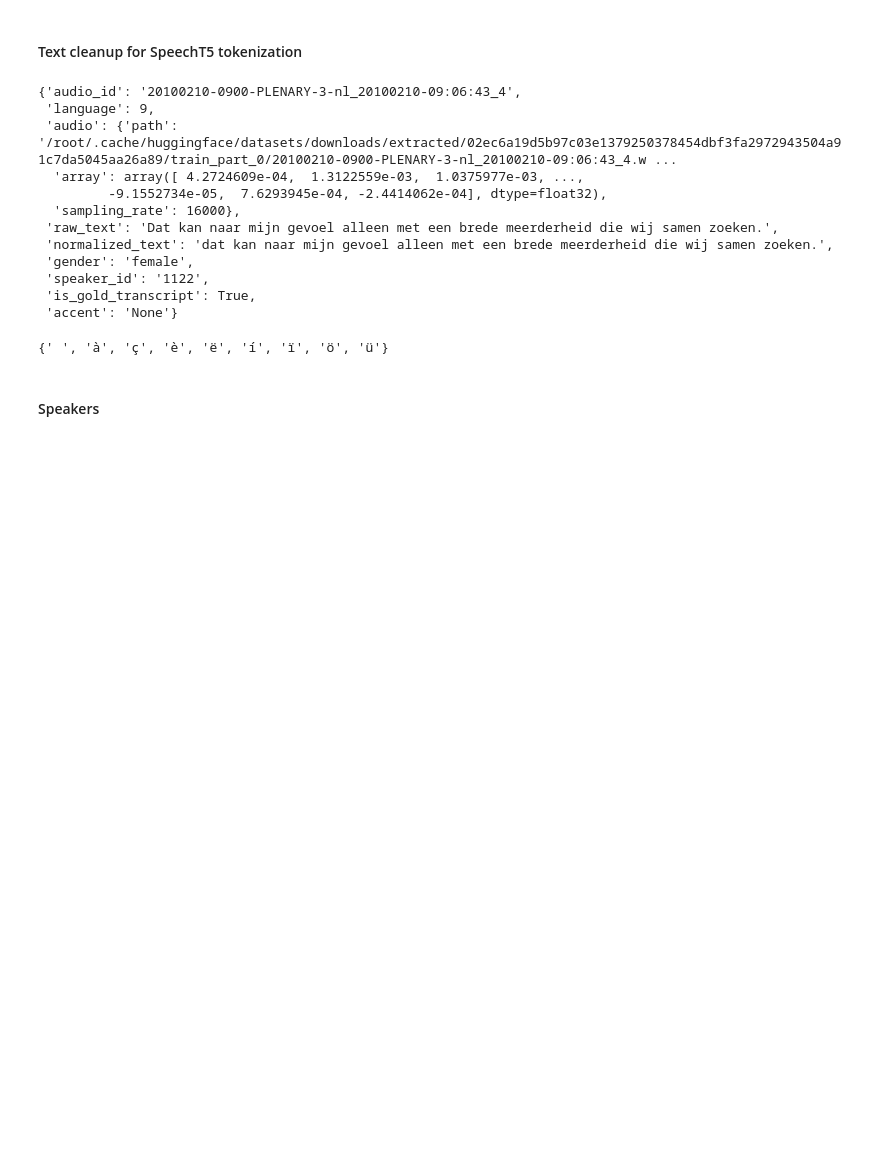
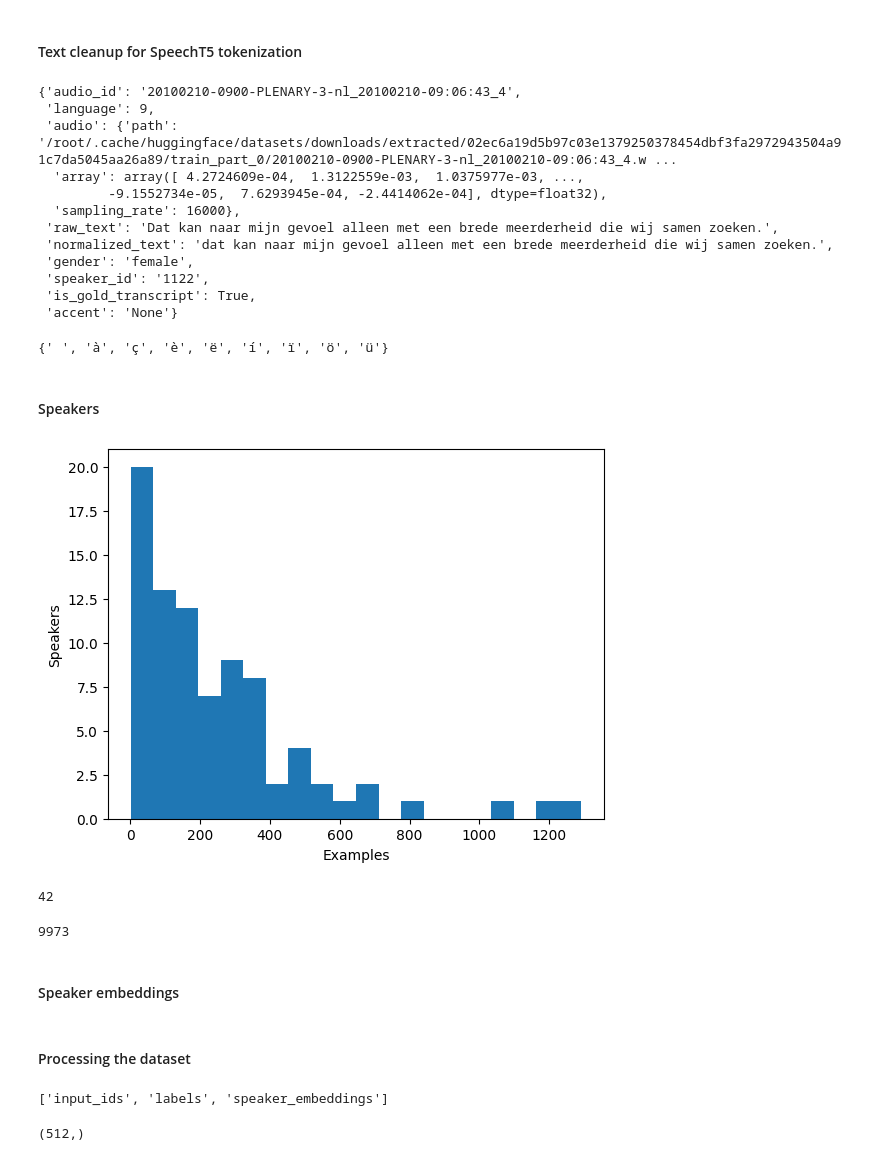
Before and after one commit to ptah23/audio-transformers-course-notebooks, a Jupyter notebook: Unit 6.ipynb, the cells around one changed output. Drawn from its saved outputs; the diff is of its cells as text; code cells hidden in the pictures; blank space fills up the shorter version.

```diff
--- a/Unit 6.ipynb
+++ b/Unit 6.ipynb
@@ -186,3 +221,18 @@ def cleanup_text(inputs):
 dataset = dataset.map(cleanup_text)
 # %% [markdown]
 #### Speakers
+# %%
+from collections import defaultdict
+speaker_counts = defaultdict(int)
+for speaker_id in dataset["speaker_id"]:
+    speaker_counts[speaker_id] += 1
+# %%
+import matplotlib.pyplot as plt
+
+plt.figure()
+plt.hist(speaker_counts.values(), bins=20)
+plt.ylabel("Speakers")
+plt.xlabel("Examples")
+plt.show()
+# %% [output]
+[figure, added]
@@ -188,0 +244,10 @@ dataset = dataset.map(cleanup_text)
+# %%
+len(set(dataset["speaker_id"]))
+# %% [output]
+42
+# %%
+len(dataset)
+# %% [output]
+9973
+# %% [markdown]
+#### Speaker embeddings
@@ -188,0 +270,2 @@ dataset = dataset.map(cleanup_text)
+# %% [markdown]
+#### Processing the dataset
@@ -188,0 +282,11 @@ dataset = dataset.map(cleanup_text)
+# %%
+# test with one example
+processed_example = prepare_dataset(dataset[0])
+list(processed_example.keys())
+# %% [output]
+['input_ids', 'labels', 'speaker_embeddings']
+# %%
+# check embeddings shape
+processed_example["speaker_embeddings"].shape
+# %% [output]
+(512,)
```
Also changed, not shown: parts of 27 cells of this notebook.
